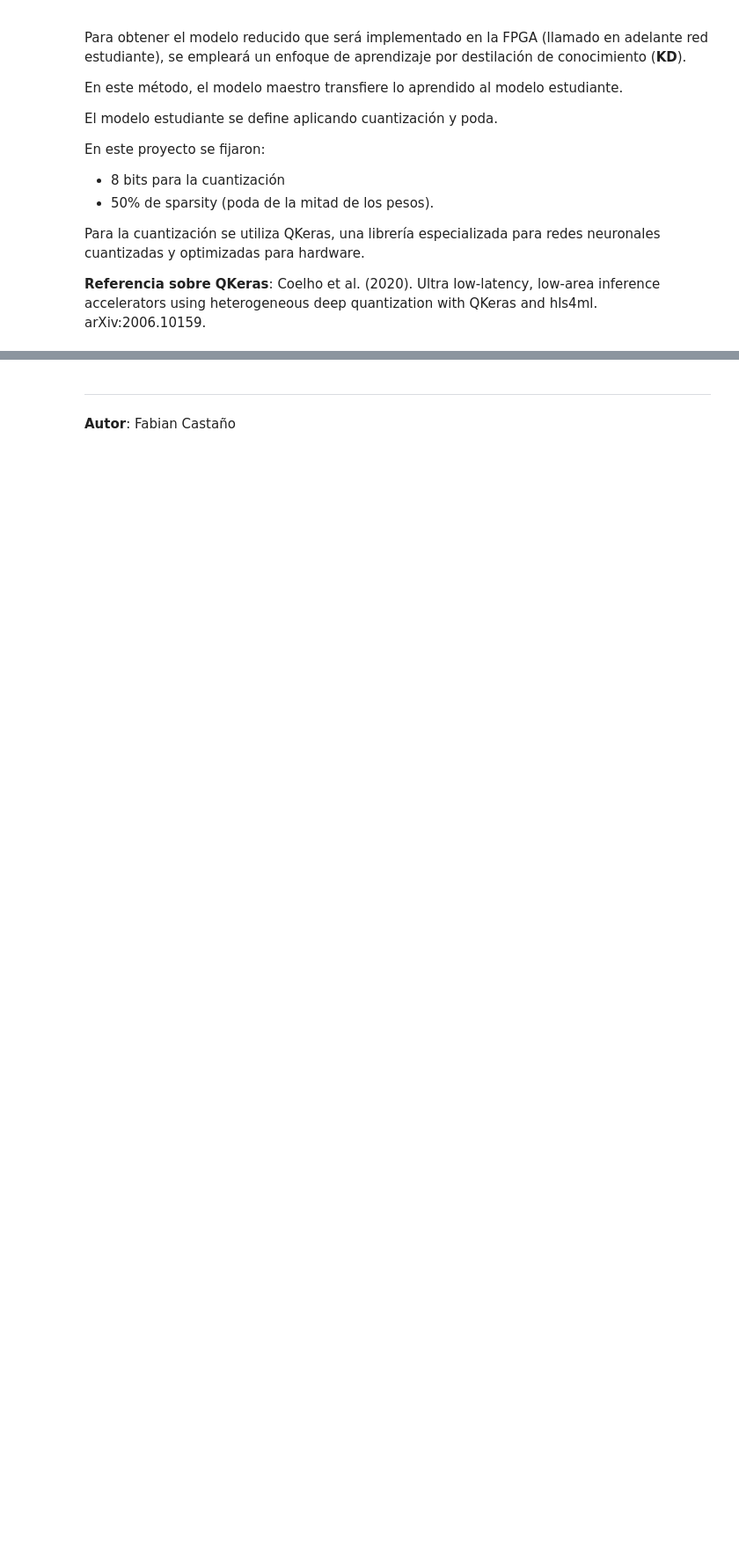
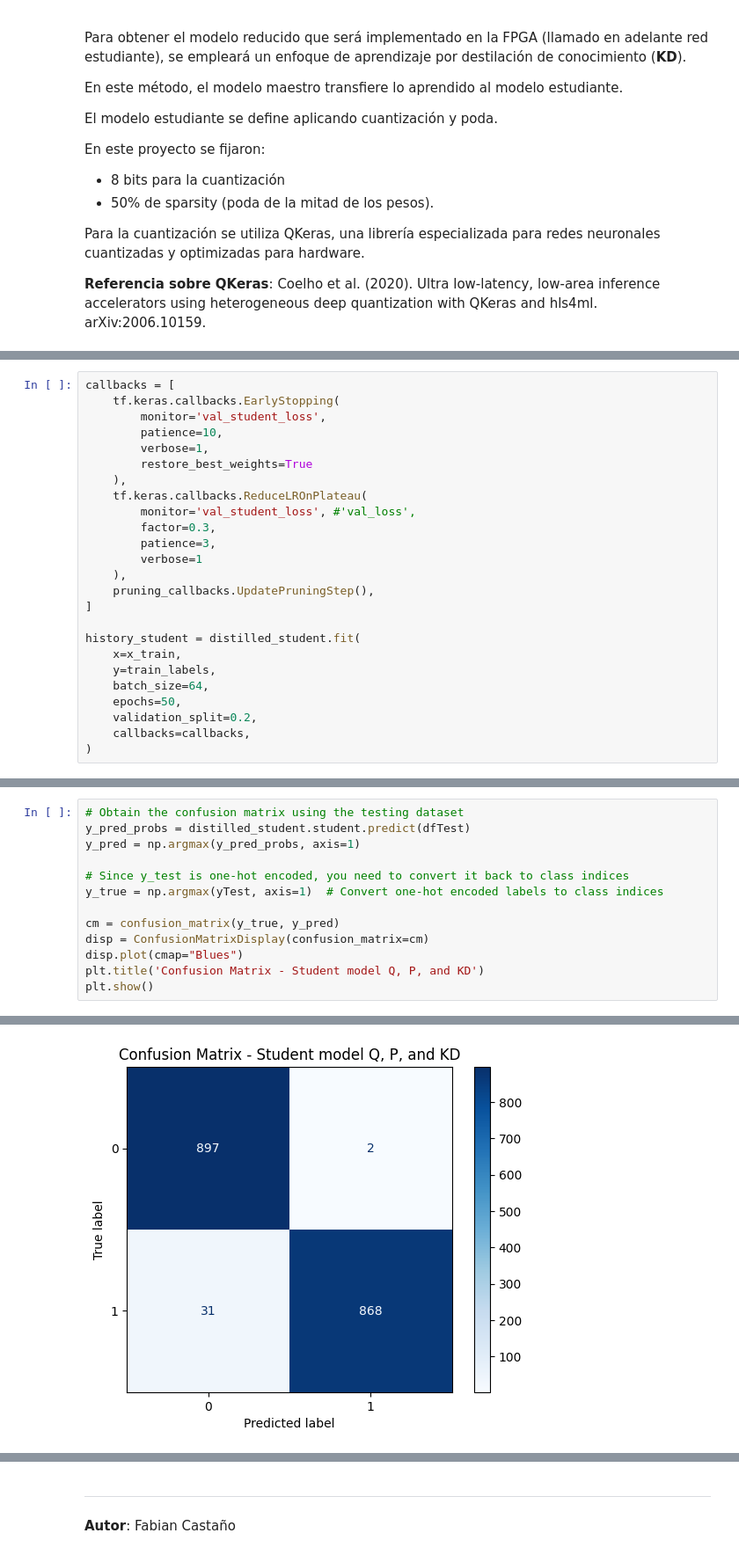
Before and after one commit to fabioc9675/FPGA_ml4hls_prj, a Jupyter notebook: PythonModel/P2_Pruning.ipynb, the cells around one changed output, grey strips where cells are left out. Shown at 88% size. Saved outputs shown, nothing was run; the diff lists cells and outputs as text; blank space fills up the shorter version.

```diff
--- a/PythonModel/P2_Pruning.ipynb
+++ b/PythonModel/P2_Pruning.ipynb
@@ -566,0 +715,25 @@ Coelho et al. (2020). Ultra low-latency, low-area inference accelerators using h
+# %%
+callbacks = [
+    tf.keras.callbacks.EarlyStopping(
+        monitor='val_student_loss',
+        patience=10,
+        verbose=1,
+        restore_best_weights=True
+    ),
+    tf.keras.callbacks.ReduceLROnPlateau(
+        monitor='val_student_loss', #'val_loss',
+        factor=0.3,
+        patience=3,
+        verbose=1
+    ),
+    pruning_callbacks.UpdatePruningStep(),
+]
+
+history_student = distilled_student.fit(
+    x=x_train,
+    y=train_labels,
+    batch_size=64,
+    epochs=50,
+    validation_split=0.2,
+    callbacks=callbacks,
+)
@@ -566,0 +789,14 @@ Coelho et al. (2020). Ultra low-latency, low-area inference accelerators using h
+# %%
+# Obtain the confusion matrix using the testing dataset
+y_pred_probs = distilled_student.student.predict(dfTest)
+y_pred = np.argmax(y_pred_probs, axis=1)
+
+# Since y_test is one-hot encoded, you need to convert it back to class indices
+y_true = np.argmax(yTest, axis=1)  # Convert one-hot encoded labels to class indices
+
+cm = confusion_matrix(y_true, y_pred)
+disp = ConfusionMatrixDisplay(confusion_matrix=cm)
+disp.plot(cmap="Blues")
+plt.title('Confusion Matrix - Student model Q, P, and KD')
+plt.show()
+# %% [output]
@@ -566,0 +804 @@ Coelho et al. (2020). Ultra low-latency, low-area inference accelerators using h
+[figure, added]
```
Also changed, not shown: parts of 18 cells of this notebook, 1 other file.
